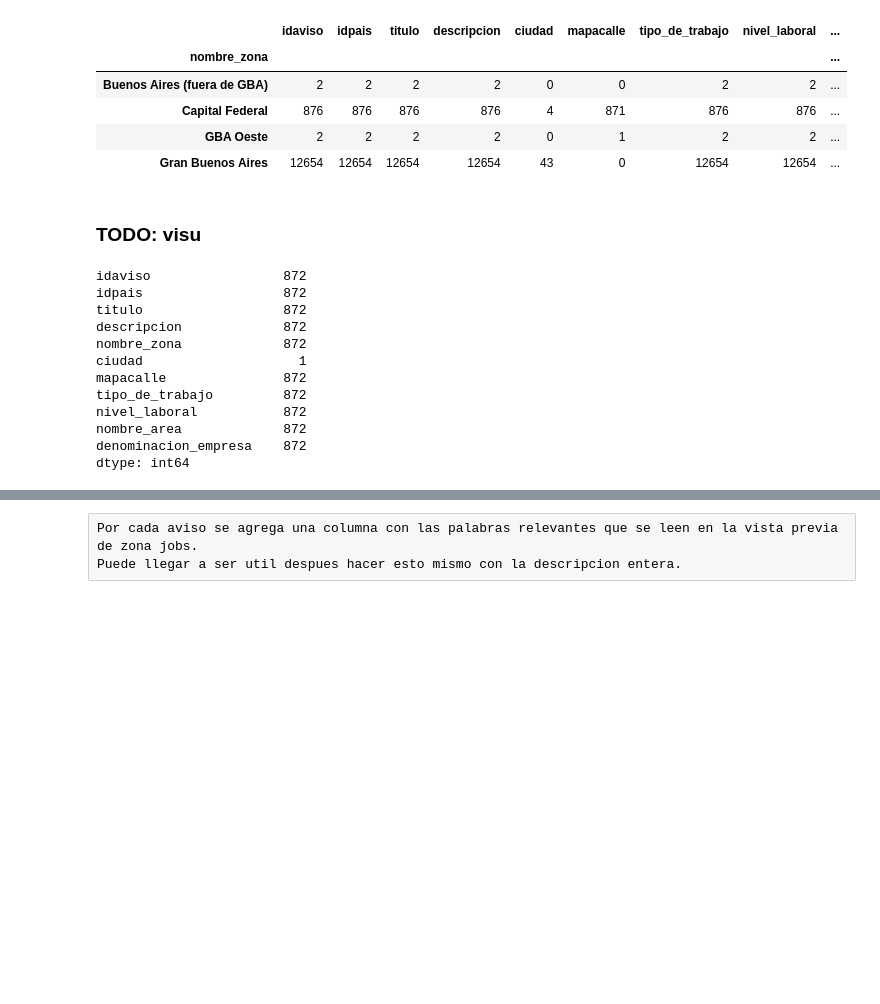
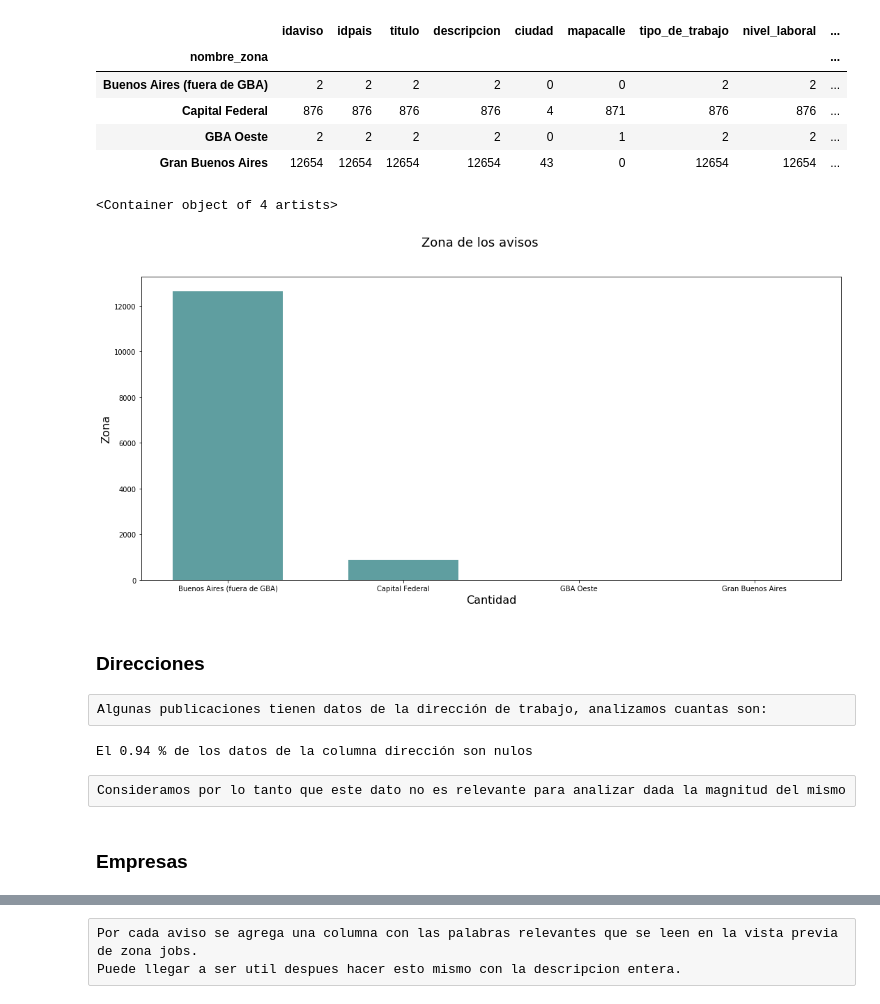
Before and after one commit to tbotalla/Datos1Q2018, a Jupyter notebook: parte1/AnalisisDetalleAvisos.ipynb, the cells around one changed output, grey strips where cells are left out. Cells and saved outputs as stored; diff of their text form; code cells hidden in the pictures; blank space fills up the shorter version.

Commit message:
mas analisis de lo basico de detalle avisos

```diff
--- a/parte1/AnalisisDetalleAvisos.ipynb
+++ b/parte1/AnalisisDetalleAvisos.ipynb
@@ -77,20 +82,28 @@ avisosDetalle.groupby('nombre_zona').count()
 | Capital Federal | 876 | 876 | 876 | 876 | 4 | 871 | 876 | 876 | ... |
 | GBA Oeste | 2 | 2 | 2 | 2 | 0 | 1 | 2 | 2 | ... |
 | Gran Buenos Aires | 12654 | 12654 | 12654 | 12654 | 43 | 0 | 12654 | 12654 | ... |
-# %% [markdown]
-### TODO: visu
-# %%
-avisosDetalle.loc[avisosDetalle['mapacalle'].notnull()].count()
-# %% [output]
-idaviso                 872
-idpais                  872
-titulo                  872
-descripcion             872
-nombre_zona             872
-ciudad                    1
-mapacalle               872
-tipo_de_trabajo         872
-nivel_laboral           872
-nombre_area             872
-denominacion_empresa    872
-dtype: int64
+# %%
+zona_avisos = ['Buenos Aires (fuera de GBA)','Capital Federal','GBA Oeste','Gran Buenos Aires']
+num_items=len(zona_avisos)
+plt.figure(figsize=(18,8))
+margin = 0.5
+width = 5*(1.-1*margin)/num_items
+plt.suptitle('Zona de los avisos', fontsize=18)
+plt.xlabel('Cantidad', fontsize=16)
+plt.ylabel('Zona', fontsize=16)
+plt.bar(zona_avisos, avisosDetalle.nombre_zona.value_counts(), width, color="cadetblue")
+# %% [output]
+<Container object of 4 artists>
+[figure, added]
+# %% [markdown]
+### Direcciones
+# %% [raw]
+Algunas publicaciones tienen datos de la dirección de trabajo, analizamos cuantas son:
+# %%
+print("El", round(avisosDetalle['mapacalle'].isnull().sum()/len(avisosDetalle), 2), "% de los datos de la columna dirección son nulos")
+# %% [output]
+El 0.94 % de los datos de la columna dirección son nulos
+# %% [raw]
+Consideramos por lo tanto que este dato no es relevante para analizar dada la magnitud del mismo
+# %% [markdown]
+### Empresas
```
Also changed, not shown: parts of 7 cells of this notebook.
